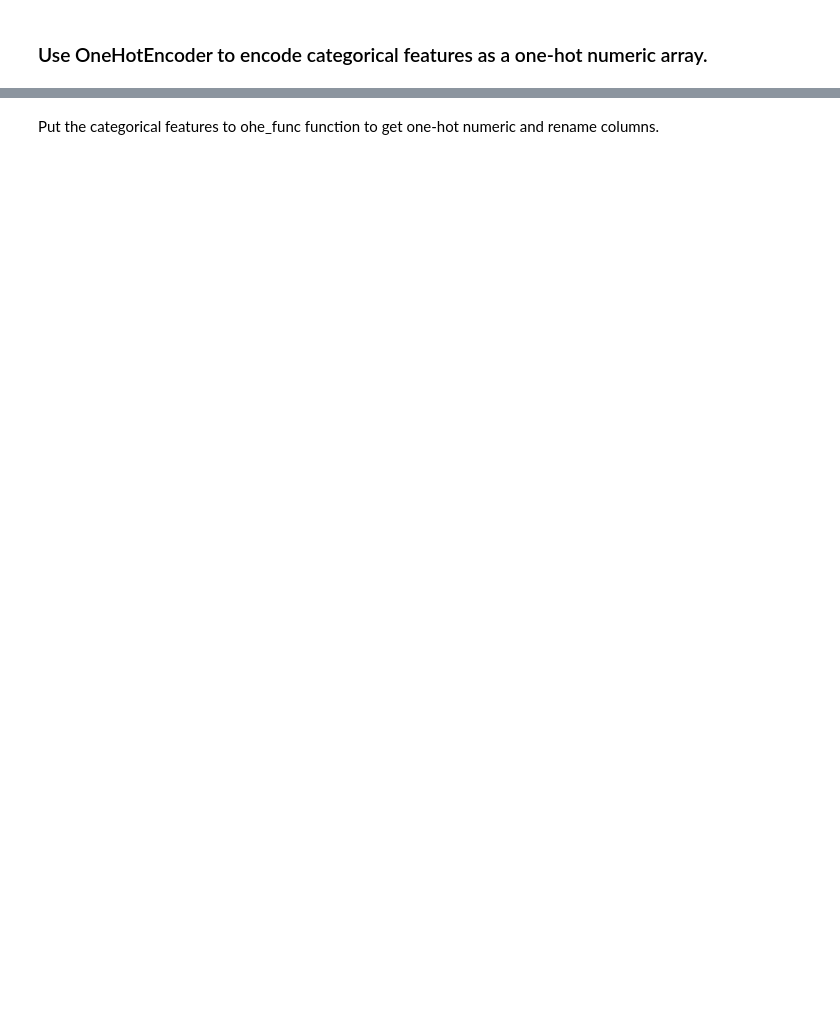
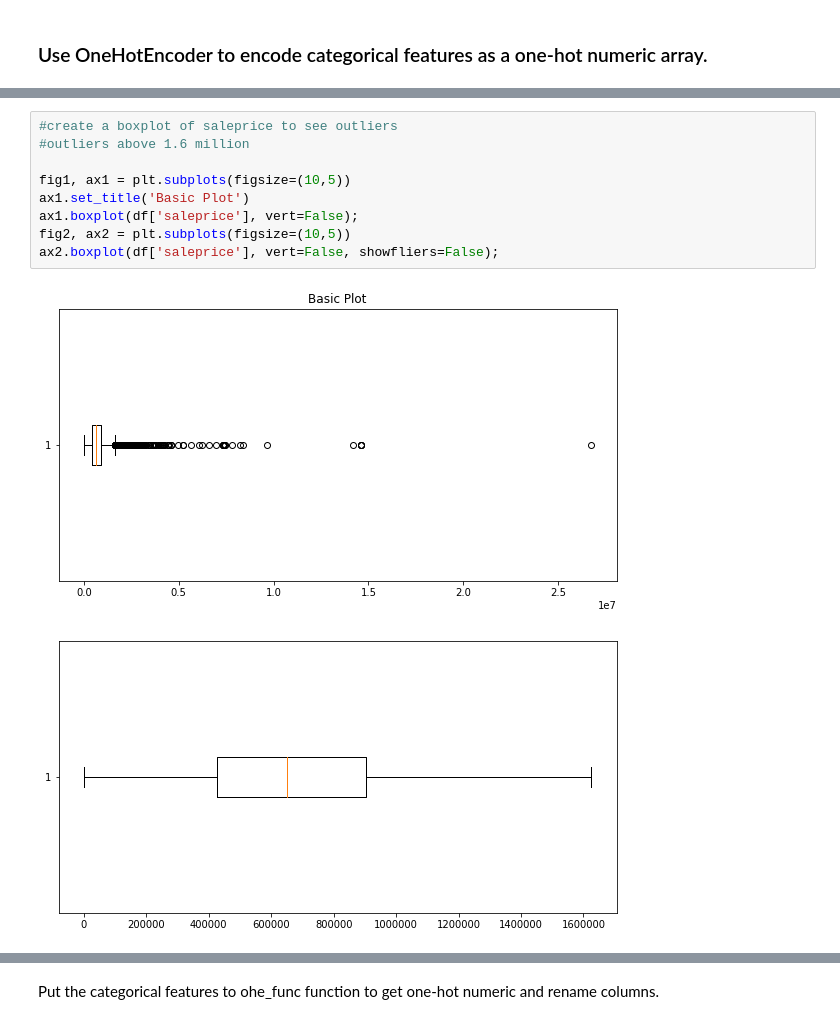
Before and after one commit to YufenLin/housing_prices_project, a Jupyter notebook: src/Housing_Prices.ipynb, the cells around one changed output, grey strips where cells are left out. Drawn from its saved outputs; the diff is of its cells as text; blank space fills up the shorter version.

```diff
--- a/src/Housing_Prices.ipynb
+++ b/src/Housing_Prices.ipynb
@@ -65,0 +70,12 @@ def ohe_func(feature, df):
+# %%
+#create a boxplot of saleprice to see outliers
+#outliers above 1.6 million
+
+fig1, ax1 = plt.subplots(figsize=(10,5))
+ax1.set_title('Basic Plot')
+ax1.boxplot(df['saleprice'], vert=False);
+fig2, ax2 = plt.subplots(figsize=(10,5))
+ax2.boxplot(df['saleprice'], vert=False, showfliers=False);
+# %% [output]
+[figure, added]
+[figure, added]
```
Also changed, not shown: parts of 47 cells of this notebook, 1 other file.
